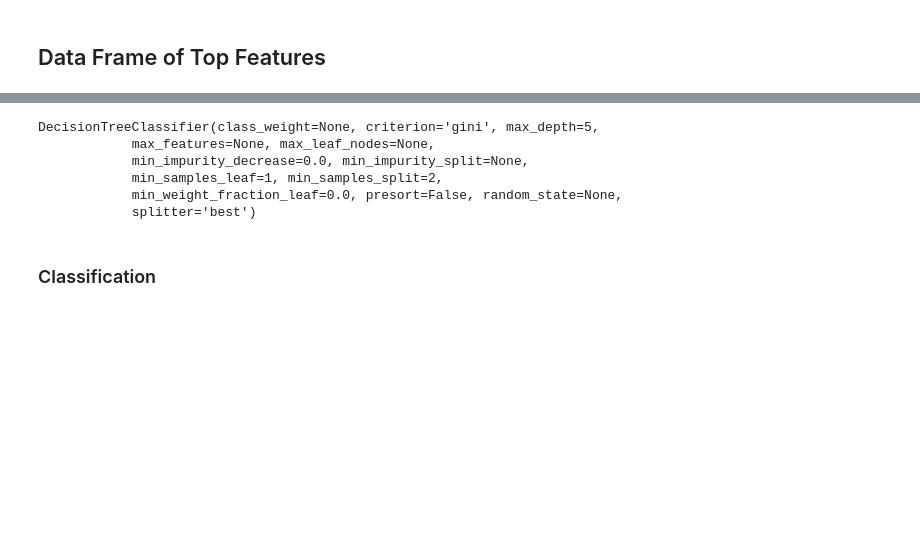
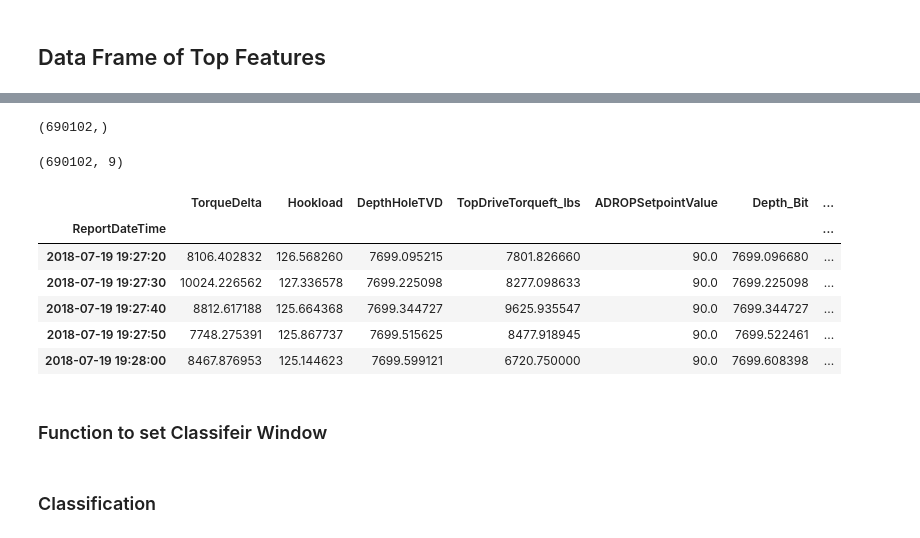
Before and after one commit to jvasquezDC/CapstoneA, a Jupyter notebook: DesicionTree_FeatureSelection.ipynb, the cells around one changed output, grey strips where cells are left out. Drawn from its saved outputs; the diff is of its cells as text; code cells hidden in the pictures; blank space fills up the shorter version.

```diff
--- a/DesicionTree_FeatureSelection.ipynb
+++ b/DesicionTree_FeatureSelection.ipynb
@@ -295,11 +344,26 @@ X_reduced = reduced_features.values
 # %%
 #dt_reduced = DecisionTreeClassifier(max_depth=5, min_samples_split=2)
 # %%
-dt_reduced.fit(X_reduced, y)
+#dt_reduced.fit(X_reduced, y)
-# %% [output]
-DecisionTreeClassifier(class_weight=None, criterion='gini', max_depth=5,
-            max_features=None, max_leaf_nodes=None,
-            min_impurity_decrease=0.0, min_impurity_split=None,
-            min_samples_leaf=1, min_samples_split=2,
-            min_weight_fraction_leaf=0.0, presort=False, random_state=None,
-            splitter='best')
+# %%
+#Row count of lables
+labels.shape
+# %% [output]
+(690102,)
+# %%
+#row count and column count of features
+reduced_features.shape
+# %% [output]
+(690102, 9)
+# %%
+reduced_features.head(2)
+# %% [output]
+|  | TorqueDelta | Hookload | DepthHoleTVD | TopDriveTorqueft_lbs | ADROPSetpointValue | Depth_Bit | ... |
+| ReportDateTime |  |  |  |  |  |  | ... |
+| 2018-07-19 19:27:20 | 8106.402832 | 126.568260 | 7699.095215 | 7801.826660 | 90.0 | 7699.096680 | ... |
+| 2018-07-19 19:27:30 | 10024.226562 | 127.336578 | 7699.225098 | 8277.098633 | 90.0 | 7699.225098 | ... |
+| 2018-07-19 19:27:40 | 8812.617188 | 125.664368 | 7699.344727 | 9625.935547 | 90.0 | 7699.344727 | ... |
+| 2018-07-19 19:27:50 | 7748.275391 | 125.867737 | 7699.515625 | 8477.918945 | 90.0 | 7699.522461 | ... |
+| 2018-07-19 19:28:00 | 8467.876953 | 125.144623 | 7699.599121 | 6720.750000 | 90.0 | 7699.608398 | ... |
+# %% [markdown]
+### Function to set Classifeir Window
```
Also changed, not shown: parts of 39 cells of this notebook.
